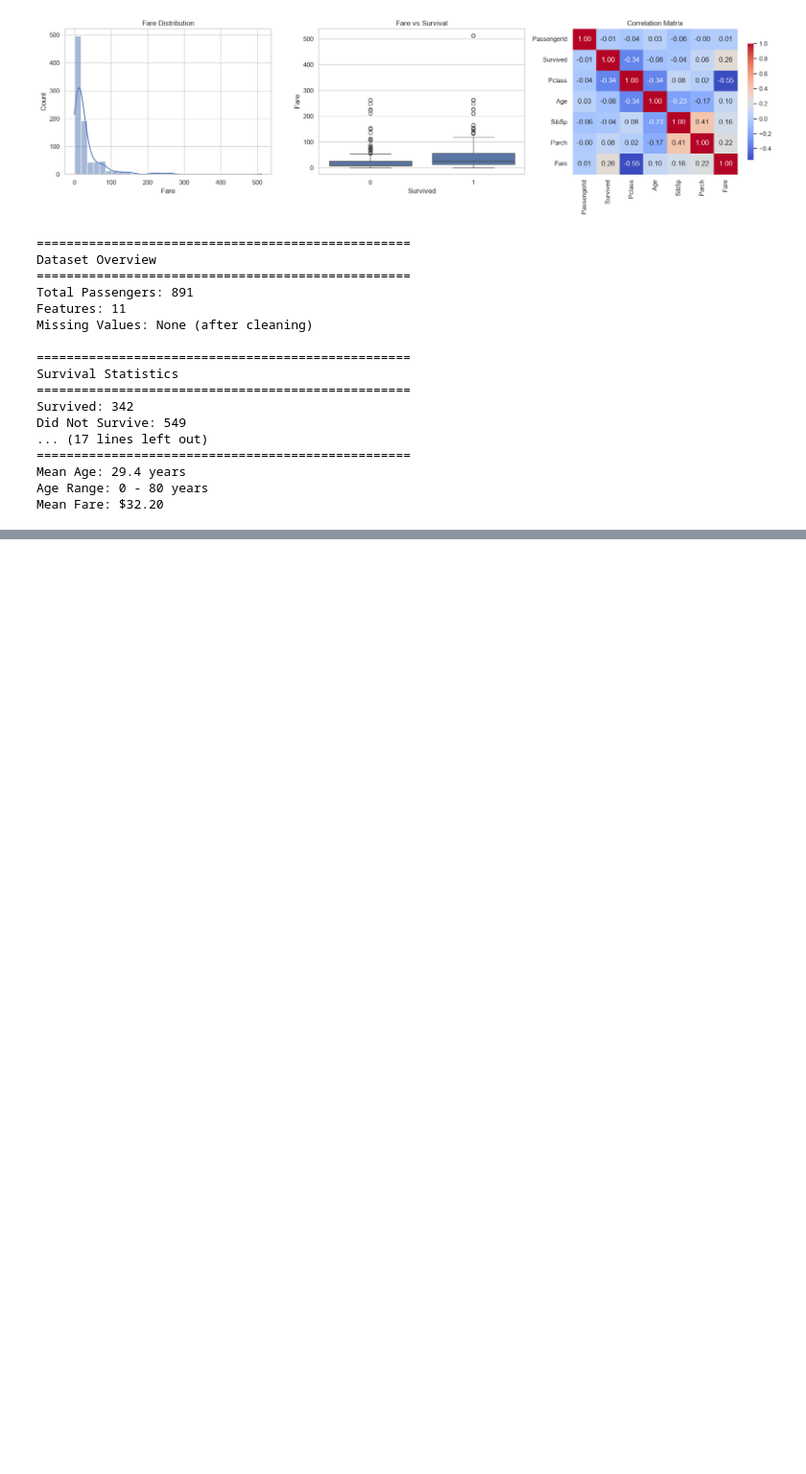
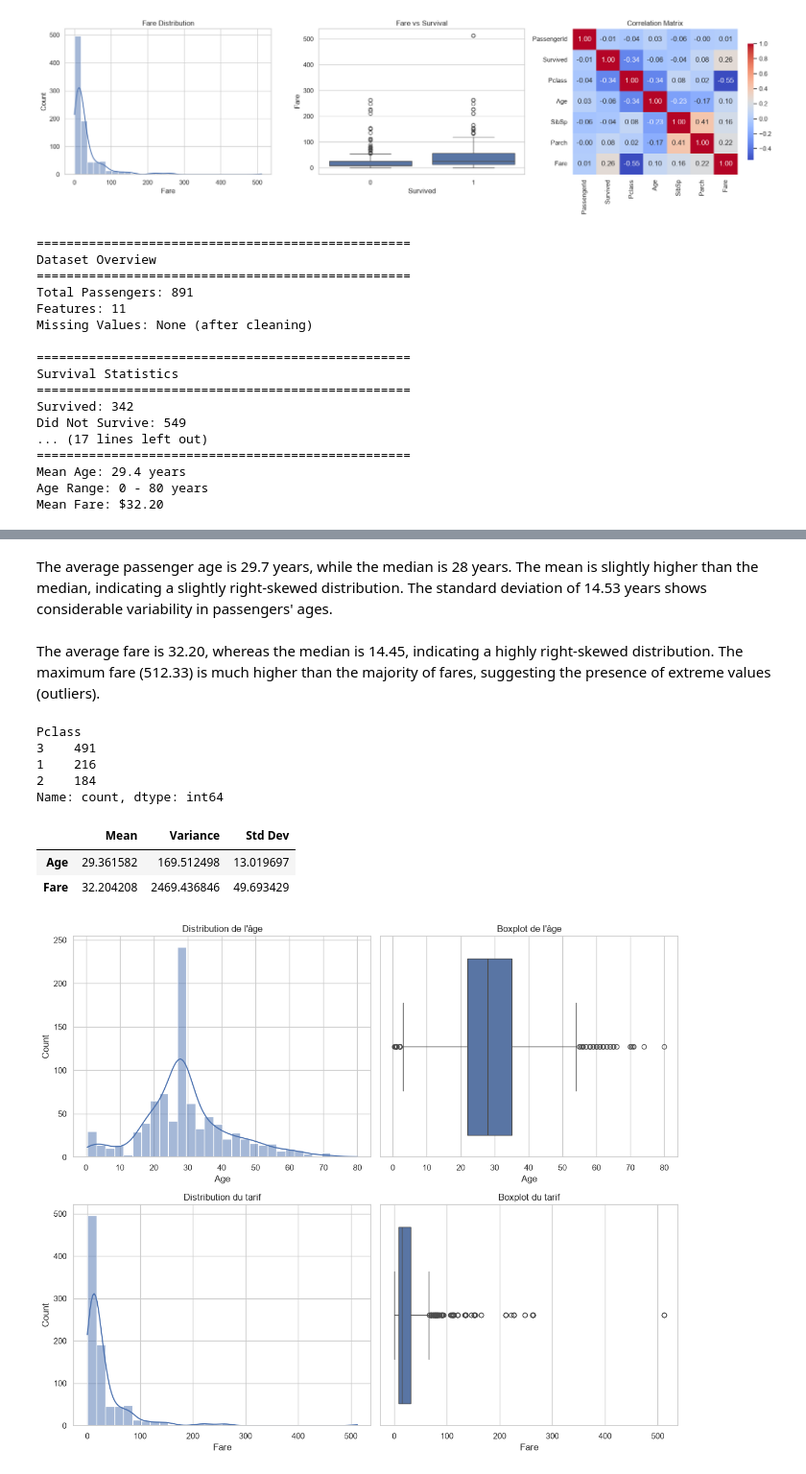
Before and after one commit to windev0/data-science-internship, a Jupyter notebook: notebooks/Titanic_EDA.ipynb, the cells around one changed output, grey strips where cells are left out. Shown at 96% size. Cells and saved outputs as stored; diff of their text form; code cells hidden in the pictures; blank space fills up the shorter version.

```diff
--- a/notebooks/Titanic_EDA.ipynb
+++ b/notebooks/Titanic_EDA.ipynb
@@ -386,0 +405,47 @@ Mean Fare: $32.20
+# %% [markdown]
+The average passenger age is 29.7 years, while the median is 28 years. The mean is slightly higher than the median, indicating a slightly right-skewed distribution. The standard deviation of 14.53 years shows considerable variability in passengers' ages.
+# %% [markdown]
+The average fare is 32.20, whereas the median is 14.45, indicating a highly right-skewed distribution. The maximum fare (512.33) is much higher than the majority of fares, suggesting the presence of extreme values (outliers).
+# %%
+df["Pclass"].value_counts()
+# %% [output]
+Pclass
+3    491
+1    216
+2    184
+Name: count, dtype: int64
+# %%
+stats = pd.DataFrame({
+    "Mean": df[["Age", "Fare"]].mean(),
+    "Variance": df[["Age", "Fare"]].var(),
+    "Std Dev": df[["Age", "Fare"]].std()
+})
+
+stats
+# %% [output]
+|  | Mean | Variance | Std Dev |
+| Age | 29.361582 | 169.512498 | 13.019697 |
+| Fare | 32.204208 | 2469.436846 | 49.693429 |
+# %%
+plt.figure(figsize=(12,10))
+
+plt.subplot(2,2,1)
+sns.histplot(df["Age"], kde=True, bins=30)
+plt.title("Distribution de l'âge")
+
+plt.subplot(2,2,2)
+sns.boxplot(data=df, x="Age")
+plt.title("Boxplot de l'âge")
+
+plt.subplot(2,2,3)
+sns.histplot(df["Fare"], kde=True, bins=30)
+plt.title("Distribution du tarif")
+
+plt.subplot(2,2,4)
+sns.boxplot(data=df, x="Fare")
+plt.title("Boxplot du tarif")
+
+plt.tight_layout()
+plt.show()
+# %% [output]
+[figure, added]
```
Also changed, not shown: parts of 9 cells of this notebook, 2 other files.
